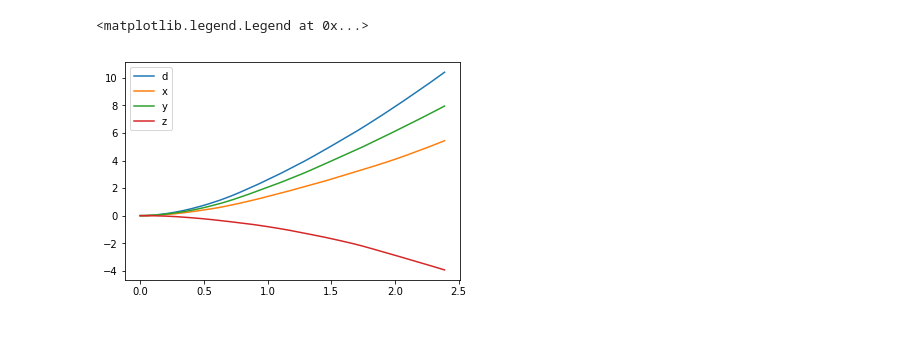
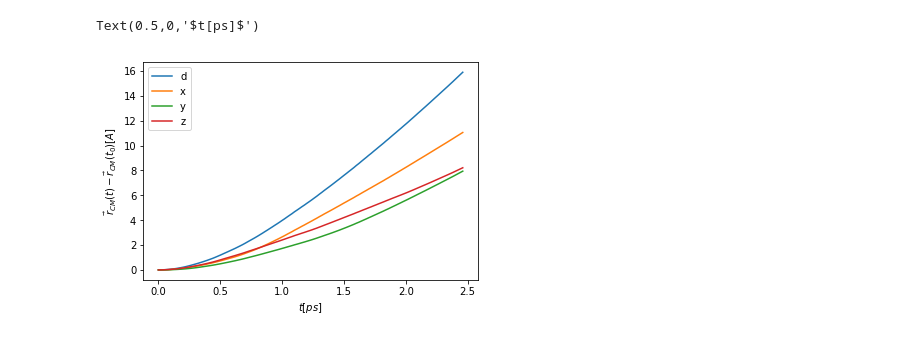
Before and after one commit to semodi/mlcf, a Jupyter notebook: analysis/com_drift.ipynb, the cells around one changed output. Drawn from its saved outputs; the diff is of its cells as text; code cells hidden in the pictures.

```diff
--- a/analysis/com_drift.ipynb
+++ b/analysis/com_drift.ipynb
@@ -8,11 +6,13 @@ Populating the interactive namespace from numpy and matplotlib
 # %%
 from ase.io import read, write
 # %%
-dt = 20
+dt = 40
 # atoms = read('/gpfs/home/smdick/smdick/mbpol/md_siesta_pure/md_siesta_10.traj', '::{}'.format(dt))
 # atoms = read('/gpfs/home/smdick/smdick/new/md_siesta_dztombp/md_siesta.traj', '::{}'.format(dt))
-atoms = read('/gpfs/home/smdick/smdick/md_siesta_mull/md_siesta.traj', '::{}'.format(dt))
-
+# atoms = read('/gpfs/home/smdick/smdick/seawulf/md_siesta_mull/md_siesta.traj', '::{}'.format(dt))
+atoms = read('/gpfs/home/smdick/smdick/32/md_siesta_dztombp_2/md_siesta.traj','::{}'.format(dt))
+atoms = read('/gpfs/home/smdick/smdick/32/md_siesta_mull/md_siesta.traj','::{}'.format(dt))
+# atoms = read('/gpfs/home/smdick/smdick/32/md_siesta_pure_2/md_siesta.traj','::{}'.format(dt))
 t = np.arange(0,len(atoms)*dt,dt)
 # %%
 cm0 = atoms[0].get_center_of_mass()
@@ -25,8 +25,12 @@ for a in atoms:
 # %%
 plot(t/2000,drift, label = 'd')
 for i,l in enumerate(['x','y','z']):
     plot(t/2000, np.array(cm_pos)[:,i], label = l)
 legend()
+ylabel('$\\vec{r}_{CM}(t)-\\vec r_{CM}(t_0)[A]$')
+xlabel('$t[ps]$')
+# savefig('cm_descr.eps')
+# savefig('cm_descr.pdf')
 # %% [output]
-<matplotlib.legend.Legend at 0x...>
+Text(0.5,0,'$t[ps]$')
-[figure, old version]
+[figure, new version]
```
Also changed, not shown: parts of 1 cell of this notebook, 2 other files.
